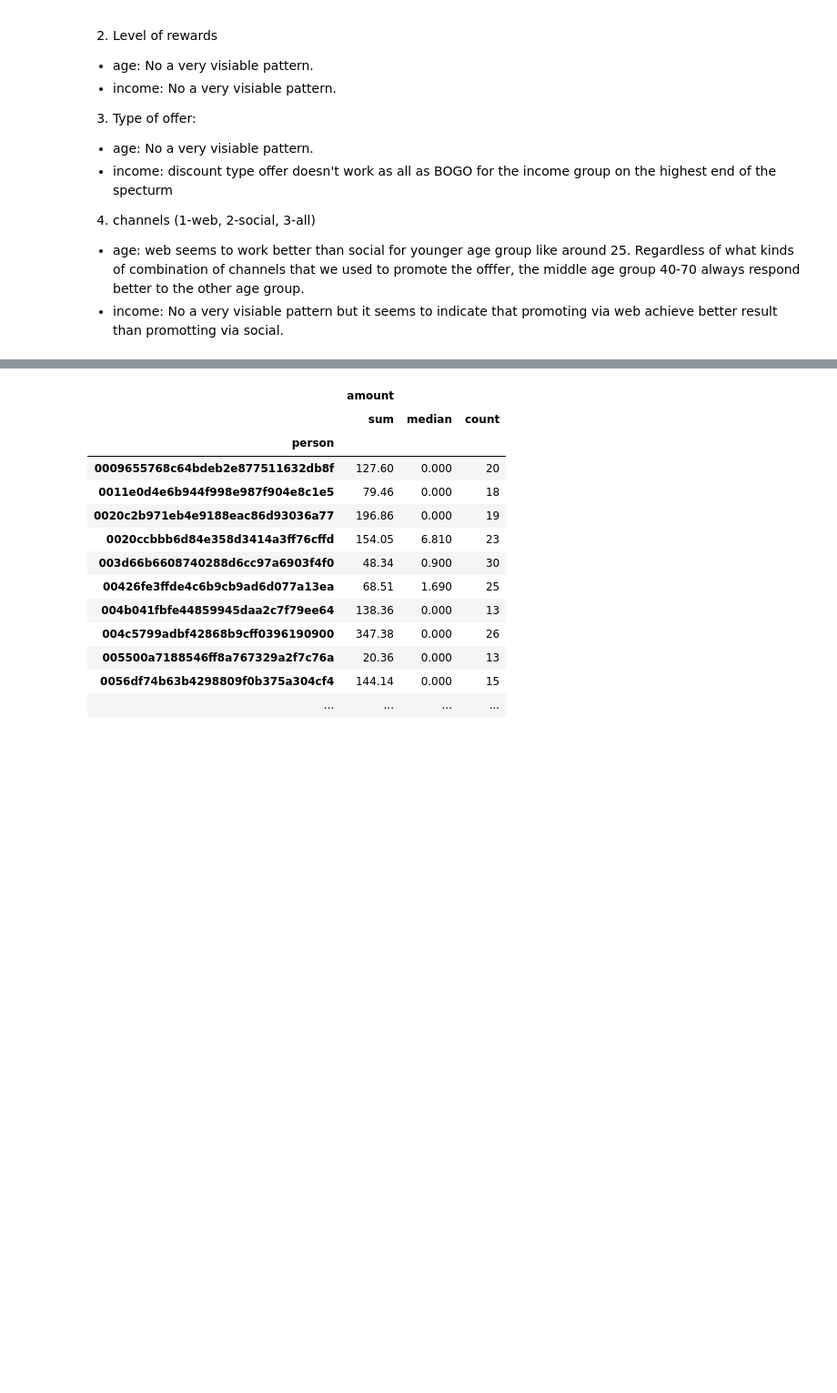
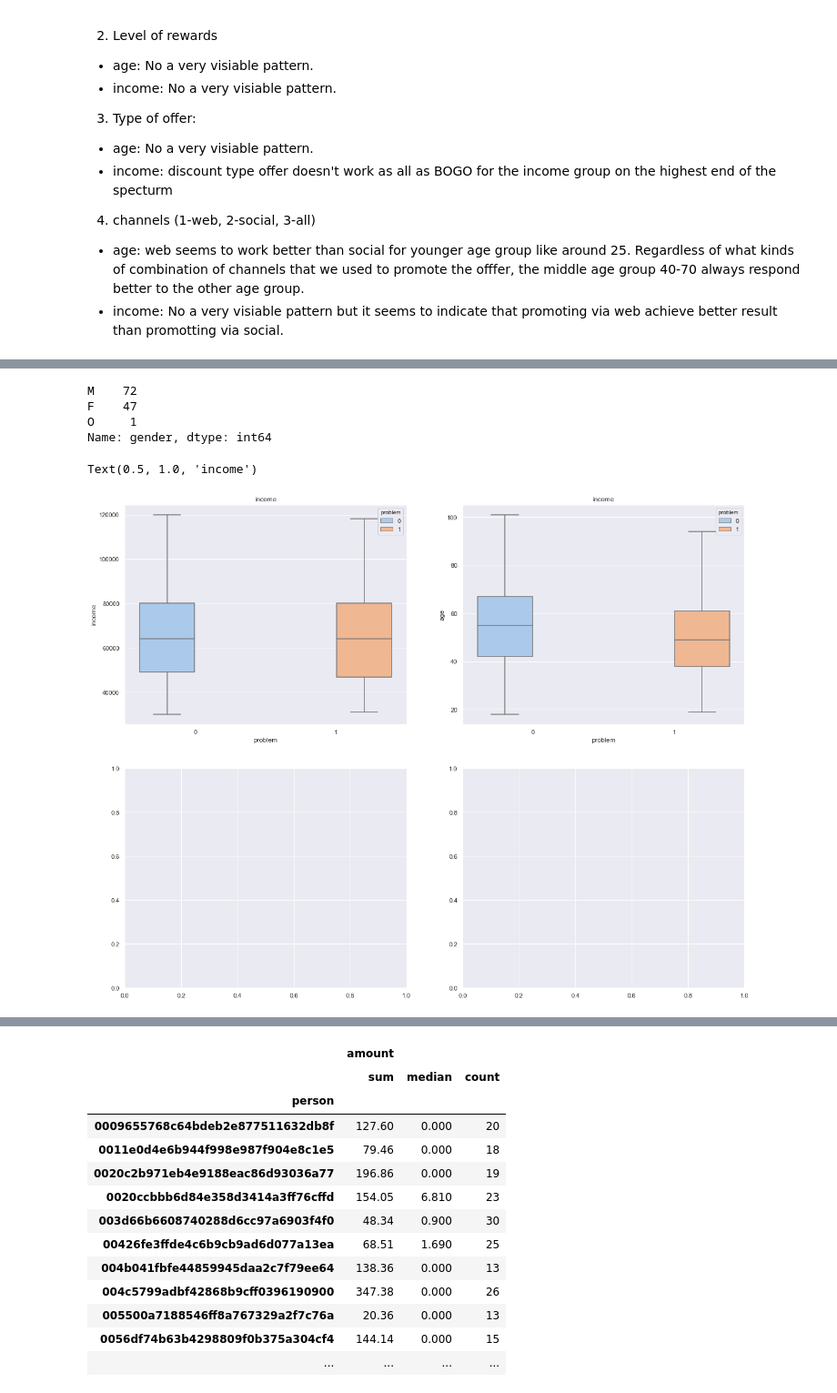
Before and after one commit to linnndachen/starbucks_capstone, a Jupyter notebook: Starbucks_Capstone_notebook.ipynb, the cells around one changed output, grey strips where cells are left out. Shown: that part at 91% size. Saved outputs shown, nothing was run; the diff lists cells and outputs as text; code cells hidden in the pictures; blank space fills up the shorter version.

```diff
--- a/Starbucks_Capstone_notebook.ipynb
+++ b/Starbucks_Capstone_notebook.ipynb
@@ -577,0 +726,6 @@ Warning: Here are only the difference in absolute percentage like 1% or 2% incre
+# %%
+person_list = list(c.keys())
+# %%
+profile['problem'] = np.where(profile.id.isin(person_list), 1, 0)
+# %%
+profile_new = profile[profile['gender'].notnull()]
@@ -577,0 +741,2 @@ Warning: Here are only the difference in absolute percentage like 1% or 2% incre
+# %%
+profile_new['year'] = profile_new['became_member_on'].apply(lambda x: str(x)[:4])
@@ -577,0 +761,15 @@ Warning: Here are only the difference in absolute percentage like 1% or 2% incre
+# %%
+problem_df['gender'].value_counts()
+# %% [output]
+M    72
+F    47
+O     1
+Name: gender, dtype: int64
+# %%
+fig, axarr = plt.subplots(2, 2, figsize=(20, 16))
+
+sns.boxplot(x="problem", y = "income", hue="problem", data=profile_new, ax=axarr[0][0]).set_title("income")
+sns.boxplot(x="problem", y = "age", hue="problem", data=profile_new, ax=axarr[0][1]).set_title("income")
+# %% [output]
+Text(0.5, 1.0, 'income')
+[figure, added]
```
Also changed, not shown: parts of 59 cells of this notebook.
